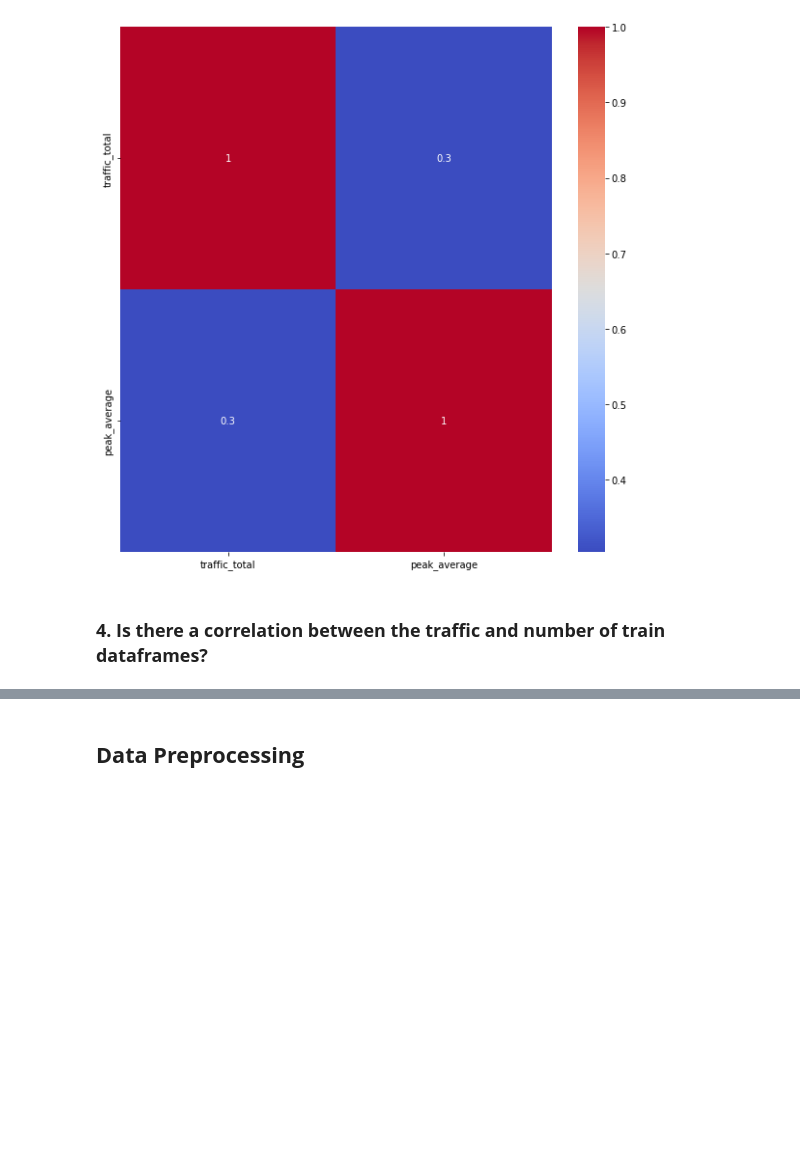
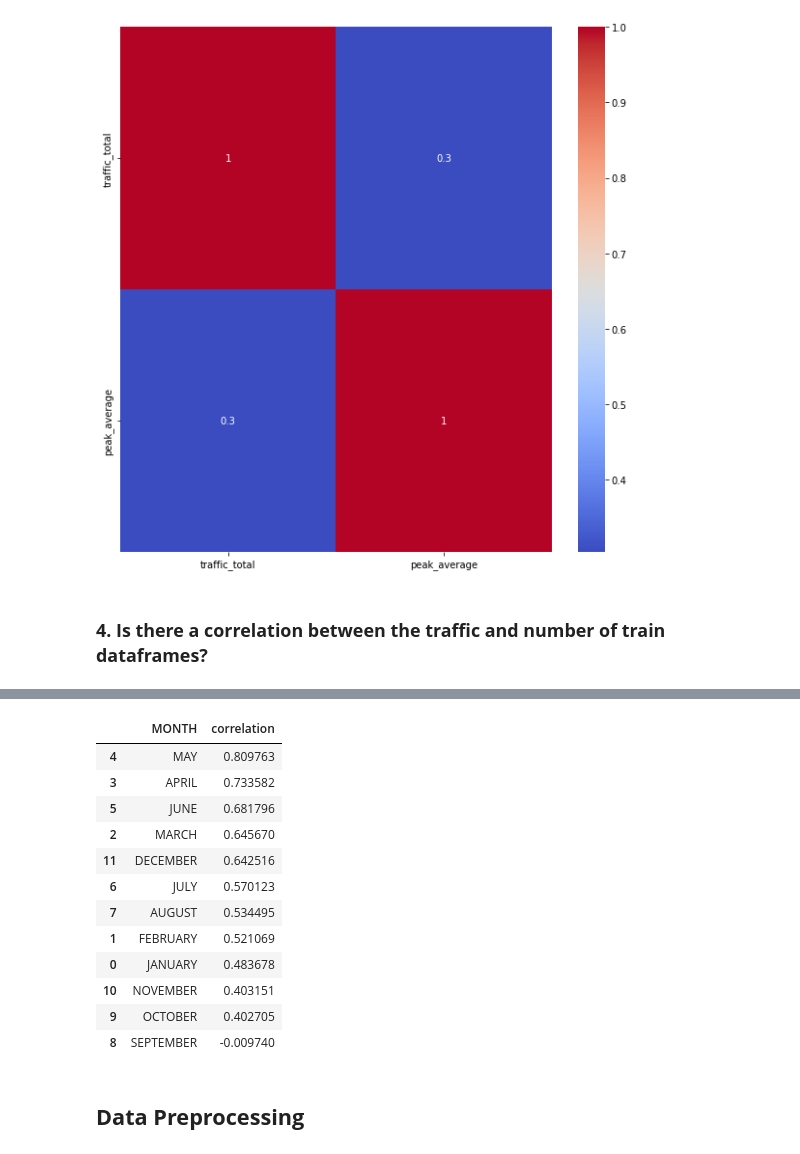
Before and after one commit to AGR-Yes/LRT-KPI, a Jupyter notebook: main.ipynb, the cells around one changed output, grey strips where cells are left out. Drawn from its saved outputs; the diff is of its cells as text; code cells hidden in the pictures; blank space fills up the shorter version.

```diff
--- a/main.ipynb
+++ b/main.ipynb
@@ -306,0 +304,6 @@ sns.heatmap(concat.corr(), annot=True, cmap="coolwarm")
+# %%
+months = ['JANUARY', 'FEBRUARY', 'MARCH', 'APRIL', 'MAY', 'JUNE','JULY', 'AUGUST', 'SEPTEMBER', 'OCTOBER', 'NOVEMBER', 'DECEMBER']
+# %%
+corr_df = pd.DataFrame(peak_transposed[months].corrwith(traffic_transposed[months]))
+
+corr_df
@@ -307,3 +325,24 @@ sns.heatmap(concat.corr(), annot=True, cmap="coolwarm")
+# %%
+corr_df.columns = ["correlation"]
+
+#reset index for column names
+corr_df = corr_df.reset_index()
+# %%
+corr_df.sort_values(by="correlation", ascending=False)
+# %% [output]
+|  | MONTH | correlation |
+| 4 | MAY | 0.809763 |
+| 3 | APRIL | 0.733582 |
+| 5 | JUNE | 0.681796 |
+| 2 | MARCH | 0.645670 |
+| 11 | DECEMBER | 0.642516 |
+| 6 | JULY | 0.570123 |
+| 7 | AUGUST | 0.534495 |
+| 1 | FEBRUARY | 0.521069 |
+| 0 | JANUARY | 0.483678 |
+| 10 | NOVEMBER | 0.403151 |
+| 9 | OCTOBER | 0.402705 |
+| 8 | SEPTEMBER | -0.009740 |
 # %% [markdown]
 ## **Data Preprocessing**
 # %% [markdown]
```
Also changed, not shown: parts of 3 cells of this notebook.
